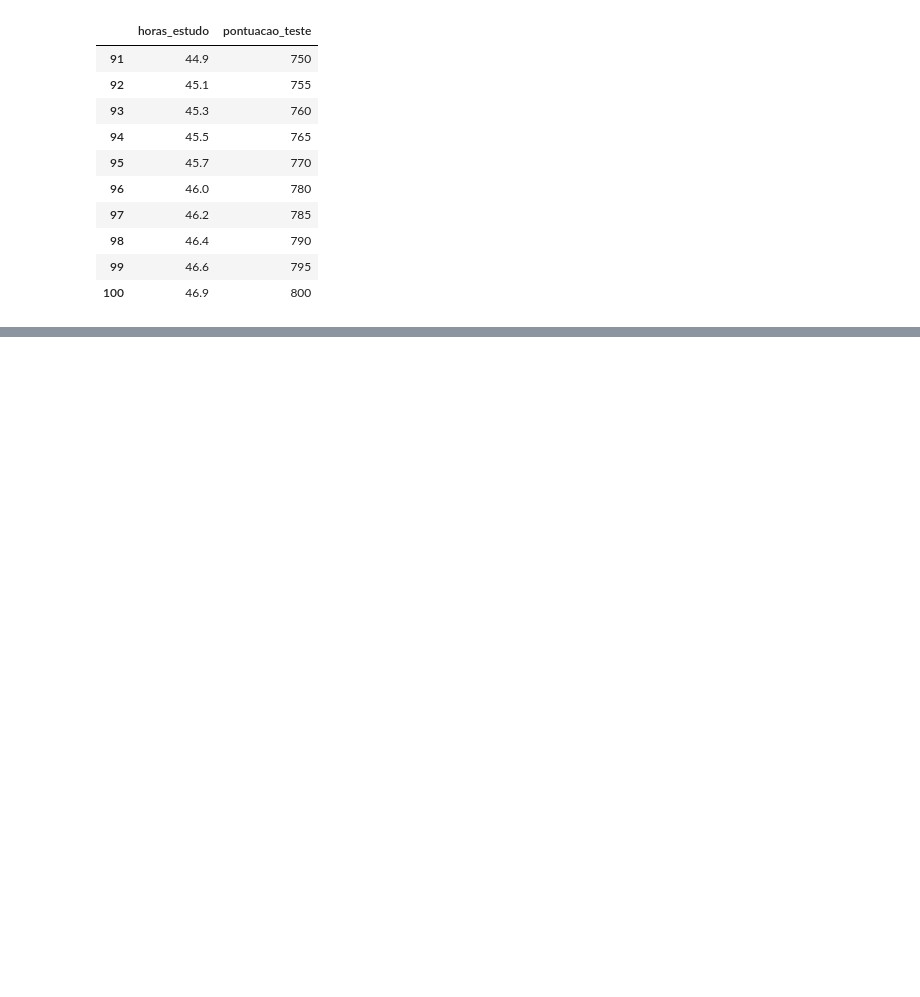
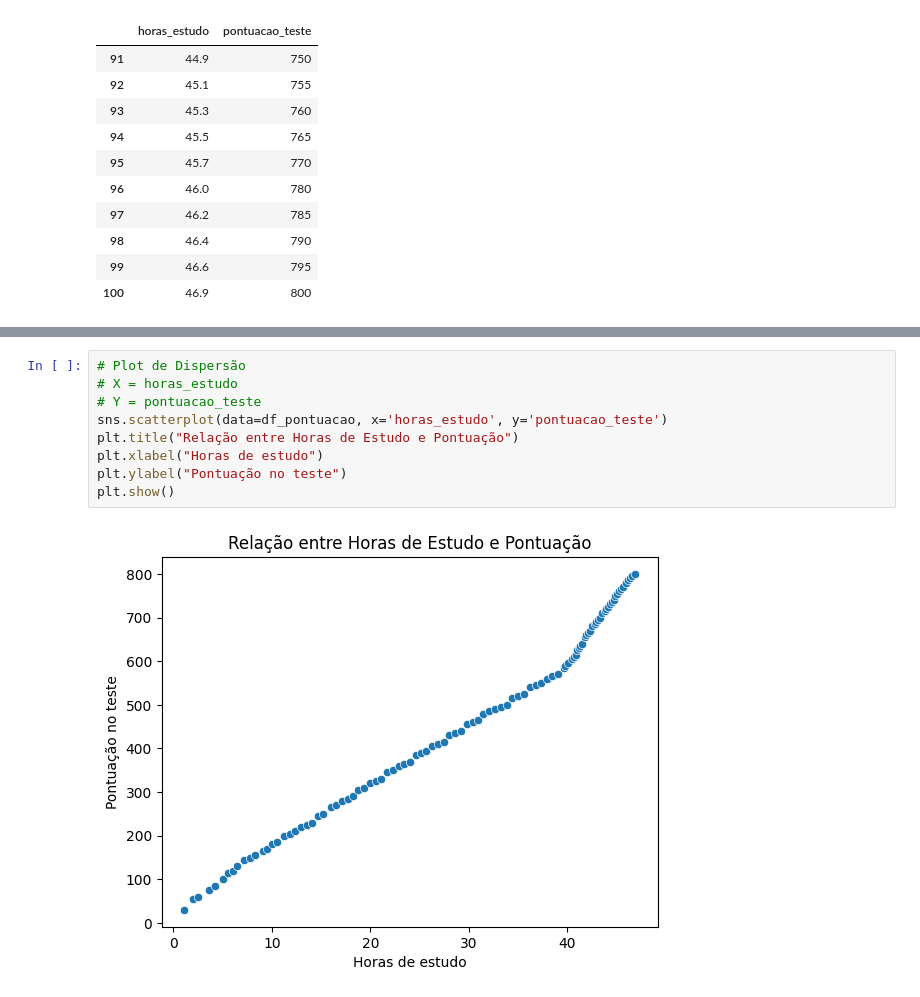
Before and after one commit to claitonneri/regressao_linear_simples, a Jupyter notebook: modelo_pontuacao.ipynb, the cells around one changed output, grey strips where cells are left out. Cells and saved outputs as stored; diff of their text form; blank space fills up the shorter version.

```diff
--- a/modelo_pontuacao.ipynb
+++ b/modelo_pontuacao.ipynb
@@ -52,0 +68,11 @@ df_pontuacao.tail(10)
+# %%
+# Plot de Dispersão
+# X = horas_estudo
+# Y = pontuacao_teste
+sns.scatterplot(data=df_pontuacao, x='horas_estudo', y='pontuacao_teste')
+plt.title("Relação entre Horas de Estudo e Pontuação")
+plt.xlabel("Horas de estudo")
+plt.ylabel("Pontuação no teste")
+plt.show()
+# %% [output]
+[figure, added]
```
Also changed, not shown: parts of 7 cells of this notebook.
